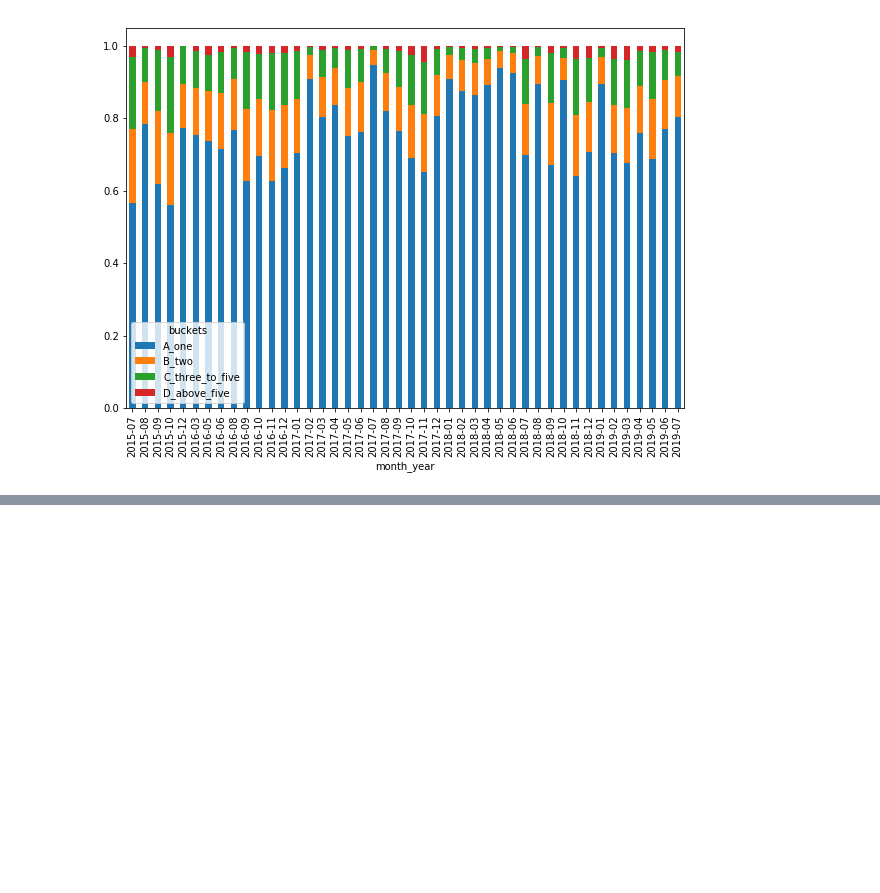
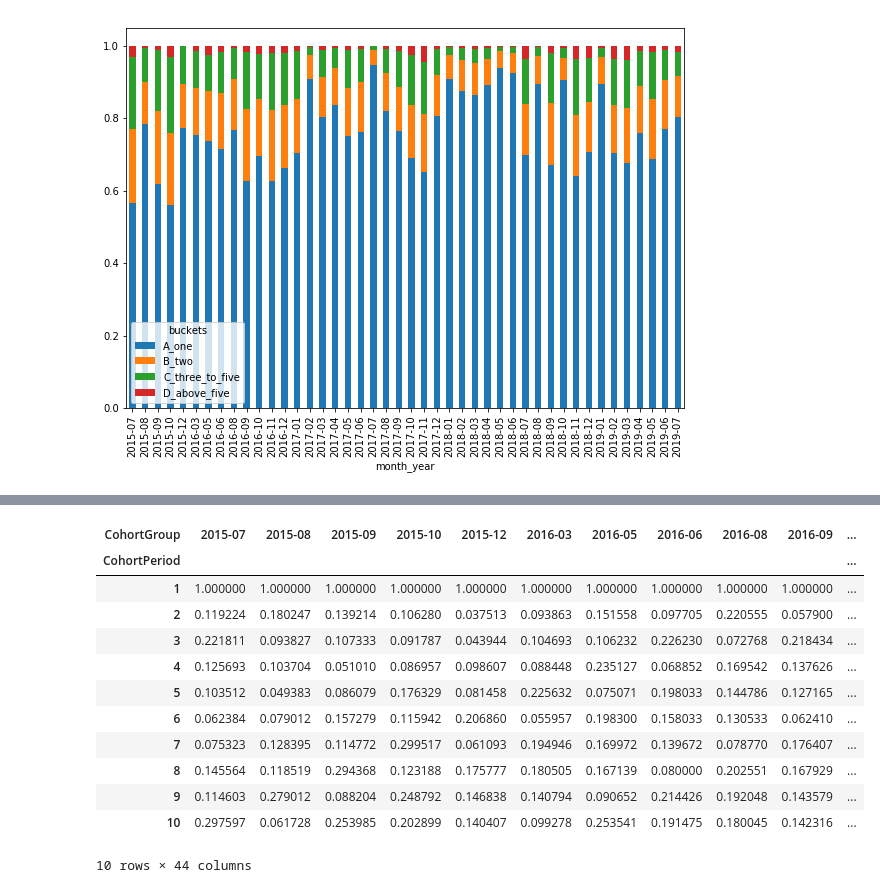
Before and after one commit to dfadeeff/AMZ_Projects, a Jupyter notebook: PMD_Framework.ipynb, the cells around one changed output, grey strips where cells are left out. Drawn from its saved outputs; the diff is of its cells as text; code cells hidden in the pictures; blank space fills up the shorter version.

```diff
--- a/PMD_Framework.ipynb
+++ b/PMD_Framework.ipynb
@@ -656,0 +685,2 @@ pivot_df.plot.bar(stacked=True, figsize=(10,7))
+# %%
+pmd_subset['month_year_proper'] = pmd_subset['fufill_date_local'].apply(lambda x: x.strftime("%Y-%m"))
@@ -656,0 +780,17 @@ pivot_df.plot.bar(stacked=True, figsize=(10,7))
+# %%
+user_retention = cohorts['encrypted_customer_id'].unstack(0).divide(cohort_group_size, axis=1)
+user_retention.head(10)
+# %% [output]
+| CohortGroup | 2015-07 | 2015-08 | 2015-09 | 2015-10 | 2015-12 | 2016-03 | 2016-05 | 2016-06 | 2016-08 | 2016-09 | ... |
+| CohortPeriod |  |  |  |  |  |  |  |  |  |  | ... |
+| 1 | 1.000000 | 1.000000 | 1.000000 | 1.000000 | 1.000000 | 1.000000 | 1.000000 | 1.000000 | 1.000000 | 1.000000 | ... |
+| 2 | 0.119224 | 0.180247 | 0.139214 | 0.106280 | 0.037513 | 0.093863 | 0.151558 | 0.097705 | 0.220555 | 0.057900 | ... |
+| 3 | 0.221811 | 0.093827 | 0.107333 | 0.091787 | 0.043944 | 0.104693 | 0.106232 | 0.226230 | 0.072768 | 0.218434 | ... |
+| 4 | 0.125693 | 0.103704 | 0.051010 | 0.086957 | 0.098607 | 0.088448 | 0.235127 | 0.068852 | 0.169542 | 0.137626 | ... |
+| 5 | 0.103512 | 0.049383 | 0.086079 | 0.176329 | 0.081458 | 0.225632 | 0.075071 | 0.198033 | 0.144786 | 0.127165 | ... |
+| 6 | 0.062384 | 0.079012 | 0.157279 | 0.115942 | 0.206860 | 0.055957 | 0.198300 | 0.158033 | 0.130533 | 0.062410 | ... |
+| 7 | 0.075323 | 0.128395 | 0.114772 | 0.299517 | 0.061093 | 0.194946 | 0.169972 | 0.139672 | 0.078770 | 0.176407 | ... |
+| 8 | 0.145564 | 0.118519 | 0.294368 | 0.123188 | 0.175777 | 0.180505 | 0.167139 | 0.080000 | 0.202551 | 0.167929 | ... |
+| 9 | 0.114603 | 0.279012 | 0.088204 | 0.248792 | 0.146838 | 0.140794 | 0.090652 | 0.214426 | 0.192048 | 0.143579 | ... |
+| 10 | 0.297597 | 0.061728 | 0.253985 | 0.202899 | 0.140407 | 0.099278 | 0.253541 | 0.191475 | 0.180045 | 0.142316 | ... |
+10 rows × 44 columns
```
Also changed, not shown: parts of 18 cells of this notebook.
